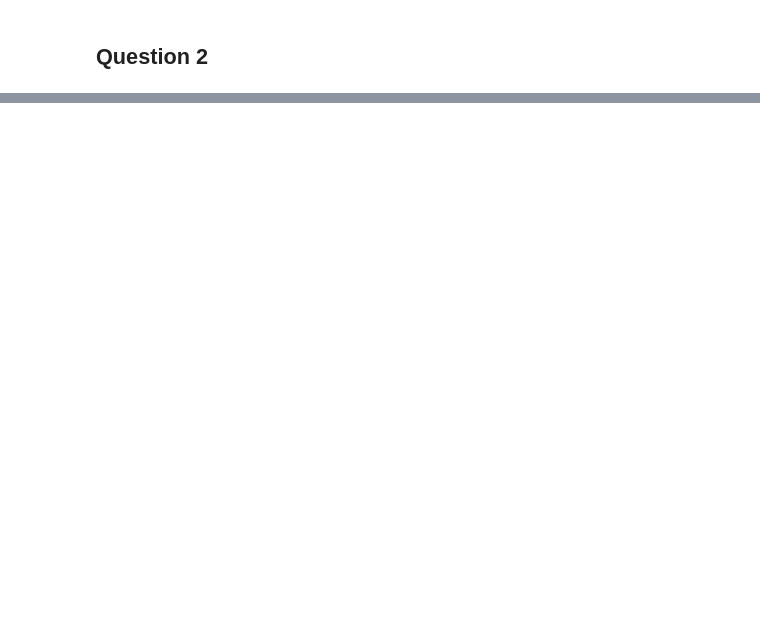
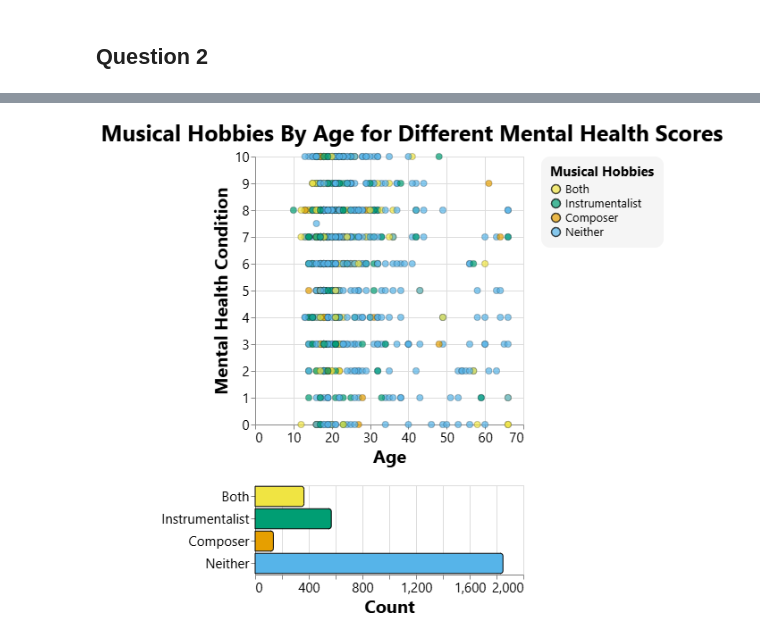
Before and after one commit to ubc-dsci320-2024w2/project-team_fabfour, a Jupyter notebook: ungraded/Final_charts_Allison.ipynb, the cells around one changed output, grey strips where cells are left out. Saved outputs shown, nothing was run; the diff lists cells and outputs as text; code cells hidden in the pictures; blank space fills up the shorter version.

```diff
--- a/ungraded/Final_charts_Allison.ipynb
+++ b/ungraded/Final_charts_Allison.ipynb
@@ -226,0 +375,94 @@ box
+# %%
+mxmh = wac.clean_data("../data/raw/mxmh_survey_results.csv")
+# %%
+# === DATA PREP ===
+def get_identity(row):
+    if row['Instrumentalist'] == 'Yes' and row['Composer'] == 'Yes':
+        return 'Both'
+    elif row['Instrumentalist'] == 'Yes':
+        return 'Instrumentalist'
+    elif row['Composer'] == 'Yes':
+        return 'Composer'
+    else:
+        return 'Neither'
+
+mental_health_long = mxmh.melt(
+    id_vars=['Age_Grouped', "Age", 'Instrumentalist', 'Composer'],
+    value_vars=['Anxiety', 'Depression', 'Insomnia', 'OCD'],
+    var_name='Category',
+    value_name='Score'
+)
+
+mental_health_long['Musical_Hobbies'] = mental_health_long.apply(get_identity, axis=1)
+
+# === COLOR SCALE ===
+color_scale = alt.Scale(domain=['Both', 'Instrumentalist', 'Composer', 'Neither'],
+                        range=[okabe_ito_palette[3], okabe_ito_palette[0], okabe_ito_palette[4], okabe_ito_palette[2]])
+
+# === INTERACTIONS + UI ===
+interval = alt.selection_interval()
+
+click = alt.selection_point(encodings=['color'])
+
+condition_param = alt.param(
+    name='selected_condition',
+    bind=alt.binding_select(
+        options=['Anxiety', 'Depression', 'Insomnia', 'OCD'],
+        name='Select Category: '
+    ),
+    value='Anxiety'
+)
+
+# === SCATTER ===
+scatter_4 = alt.Chart(mental_health_long).transform_filter(
+    alt.datum.Category == condition_param
+).mark_circle(
+    size = 50,
+    stroke='black',
+    strokeWidth=0.3
+).encode(
+    alt.Y('Score:Q', title = "Mental Health Condition"),
+    alt.X('Age_Grouped:Q', title="Age"),
+    color=
+        alt.condition(interval, alt.Color('Musical_Hobbies:N', scale=color_scale), alt.value('lightgray'), title="Musical Hobbies"),
+    tooltip=["Age", "Score", "Category"]
+).add_params(
+    interval,
+    condition_param
+).transform_filter(
+    click
+)
+
+# === DATA PREP ===
+bar_4 = alt.Chart(mental_health_long).mark_bar(
+    cornerRadiusEnd=3,
+    stroke='black'
+).encode(
+    x=alt.X('count():Q', title="Count"),
+    y=alt.Y(
+        'Musical_Hobbies:N',
+        sort=['Both', 'Instrumentalist', 'Composer', 'Neither'],
+        scale=alt.Scale(domain=['Both', 'Instrumentalist', 'Composer', 'Neither']),
+        title=None),
+    color=alt.condition(click, 'Musical_Hobbies', alt.value('lightgray'), title="Musical Hobbies")
+).transform_filter(
+    interval
+).add_params(
+    click
+).properties(
+    height=100,
+    width=300
+)
+
+# === FINAL CHART ===
+(scatter_4 & bar_4).properties(
+    title='Musical Hobbies By Age for Different Mental Health Scores',
+).configure_legend(
+    **legend_configuration
+).configure_title(
+    **title_configuration
+).configure_axis(
+    **axis_configuration
+)
+# %% [output]
+[figure, added]
```
Also changed, not shown: parts of 16 cells of this notebook, 17 other files.
